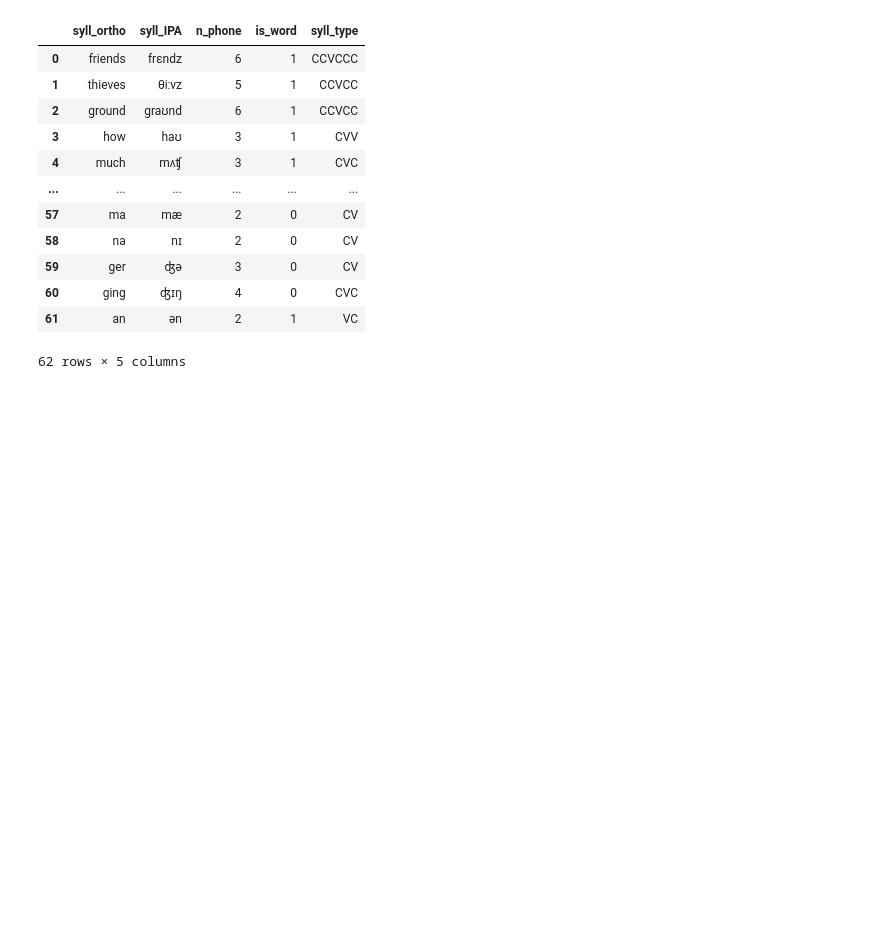
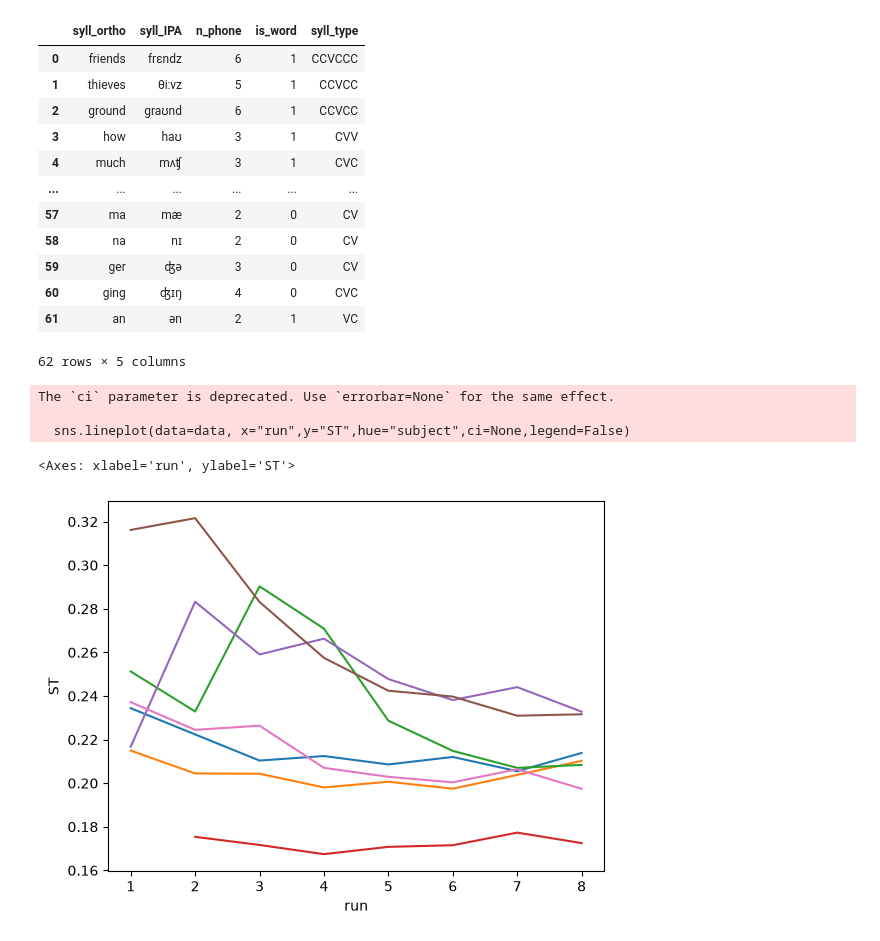
Before and after one commit to AmandaGiselleLily/TongueTwister, a Jupyter notebook: Analysis/Syllable Plots.ipynb, the cells around one changed output. Saved outputs shown, nothing was run; the diff lists cells and outputs as text; code cells hidden in the pictures; blank space fills up the shorter version.

```diff
--- a/Analysis/Syllable Plots.ipynb
+++ b/Analysis/Syllable Plots.ipynb
@@ -249,3 +266,11 @@ stimuli
 | 60 | ging | ʤɪŋ | 4 | 0 | CVC |
 | 61 | an | ən | 2 | 1 | VC |
 62 rows × 5 columns
+# %%
+sns.lineplot(data=data[data["BN"]!=1], x="run",y="ST",hue="subject",ci=None,legend=False)
+# %% [output]
+The `ci` parameter is deprecated. Use `errorbar=None` for the same effect.
+
+  sns.lineplot(data=data, x="run",y="ST",hue="subject",ci=None,legend=False)
+<Axes: xlabel='run', ylabel='ST'>
+[figure, added]
```
Also changed, not shown: parts of 3 cells of this notebook, 2 other files.
